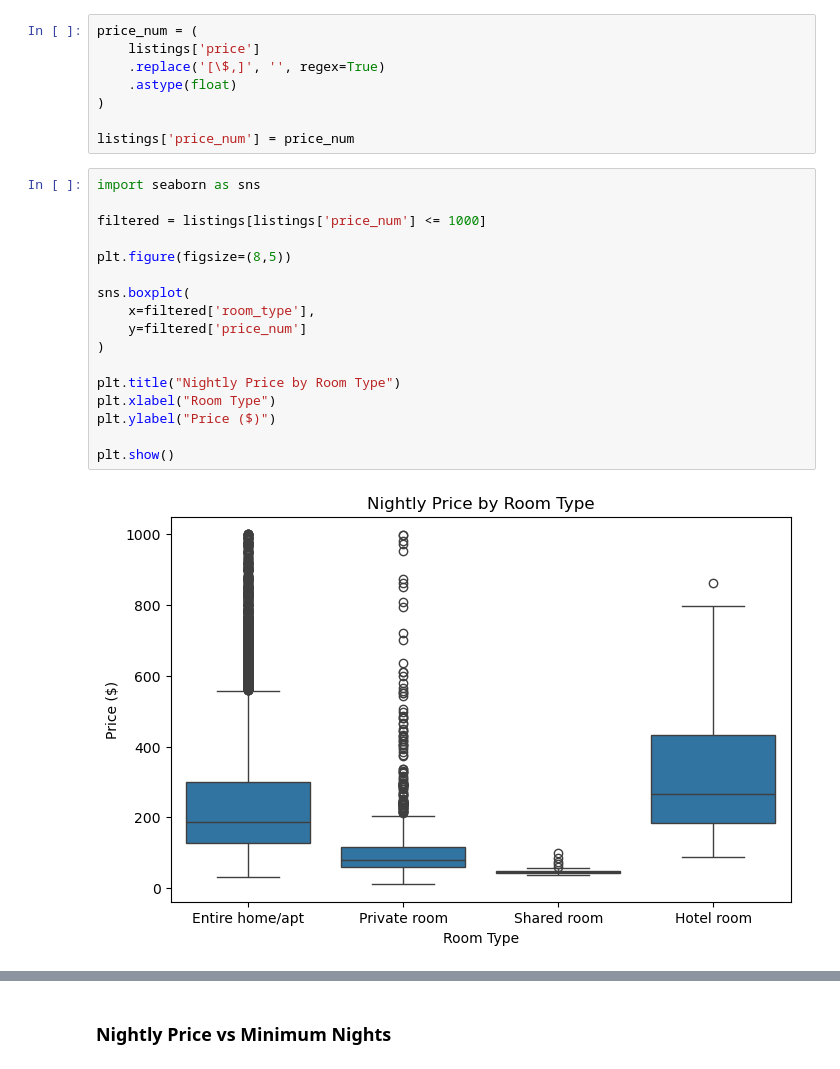
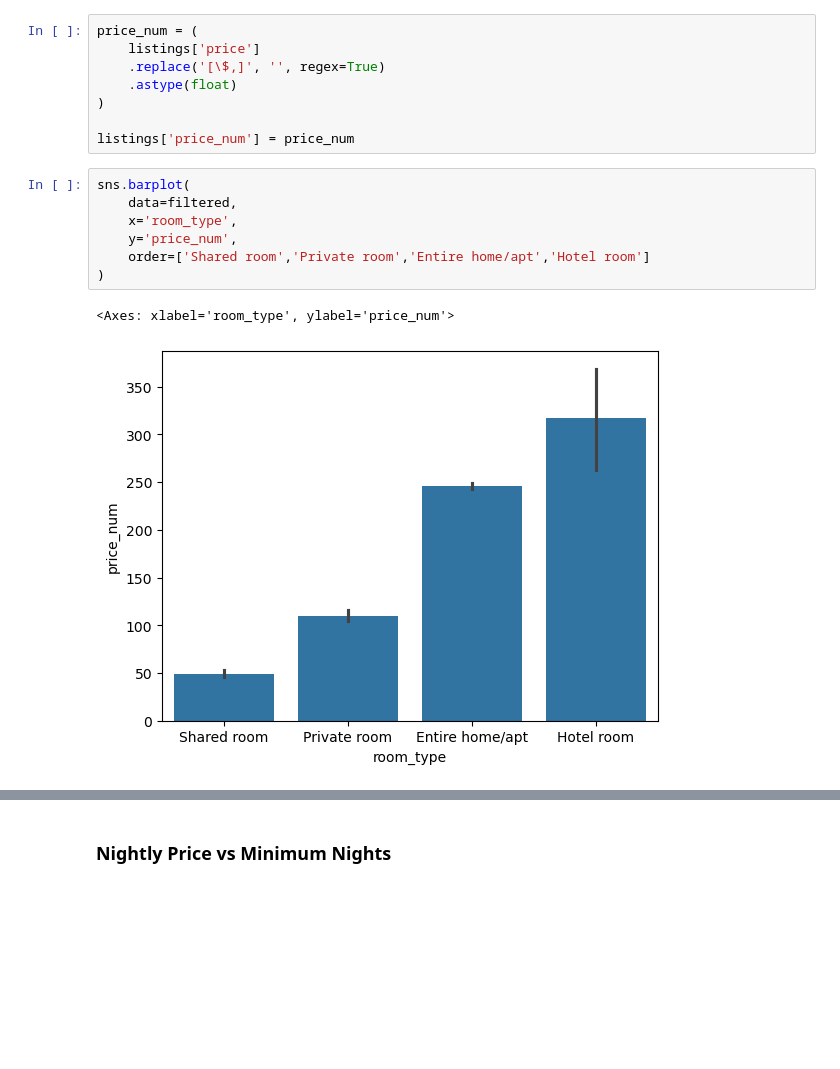
Before and after one commit to COGS108/Group082_WI26, a Jupyter notebook: 02-EDACheckpoint.ipynb, the cells around one changed output, grey strips where cells are left out. Saved outputs shown, nothing was run; the diff lists cells and outputs as text; blank space fills up the shorter version.

```diff
--- a/02-EDACheckpoint.ipynb
+++ b/02-EDACheckpoint.ipynb
@@ -552,22 +553,13 @@ price_num = (
 )
 
 listings['price_num'] = price_num
-# %%
-import seaborn as sns
-
-filtered = listings[listings['price_num'] <= 1000]
-
-plt.figure(figsize=(8,5))
-
-sns.boxplot(
-    x=filtered['room_type'],
-    y=filtered['price_num']
-)
-
-plt.title("Nightly Price by Room Type")
-plt.xlabel("Room Type")
-plt.ylabel("Price ($)")
-
-plt.show()
-# %% [output]
-[figure, removed]
+# %%
+sns.barplot(
+    data=filtered,
+    x='room_type',
+    y='price_num',
+    order=['Shared room','Private room','Entire home/apt','Hotel room']
+)
+# %% [output]
+<Axes: xlabel='room_type', ylabel='price_num'>
+[figure, added]
```
Also changed, not shown: parts of 10 cells of this notebook.
